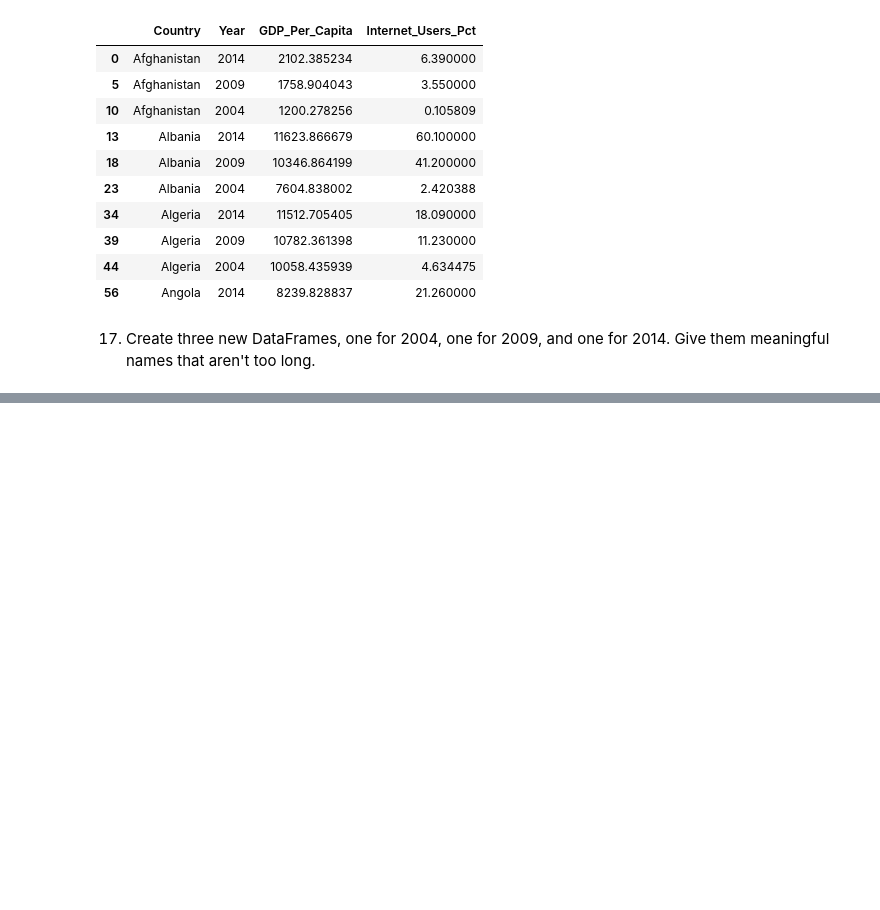
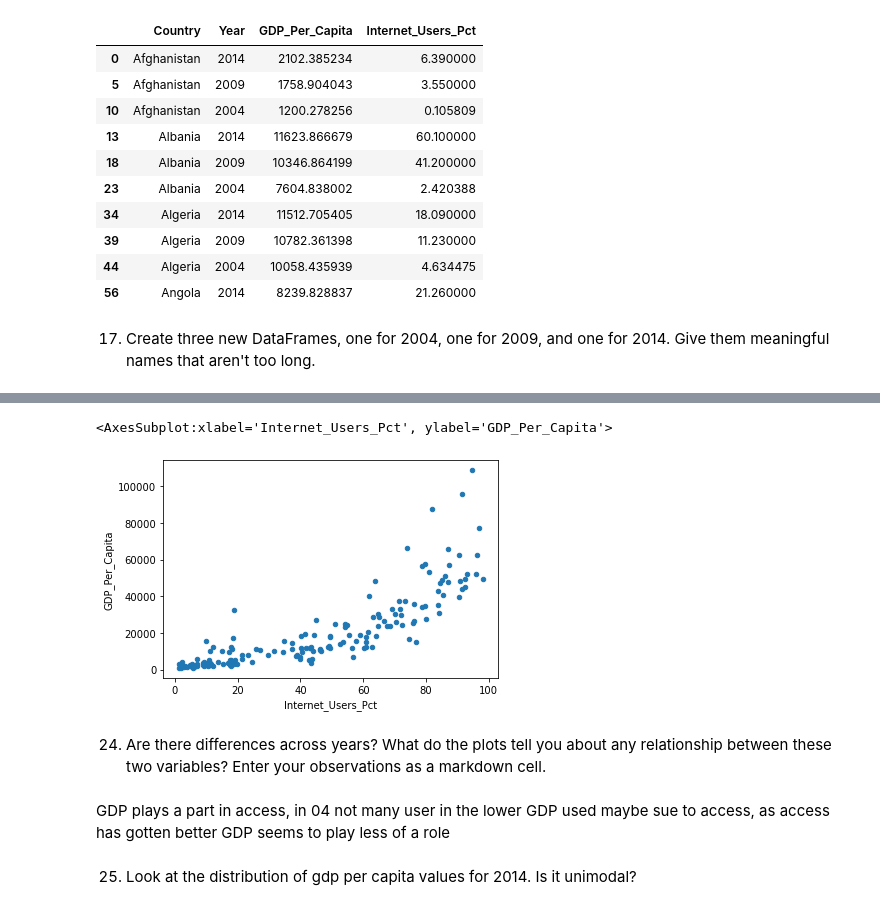
Before and after one commit to NSS-Data-Analytics-Cohort-7/gdp-and-internet-usage-csider0317, a Jupyter notebook: Notebooks/gdpproject.ipynb, the cells around one changed output, grey strips where cells are left out. Saved outputs shown, nothing was run; the diff lists cells and outputs as text; code cells hidden in the pictures; blank space fills up the shorter version.

```diff
--- a/Notebooks/gdpproject.ipynb
+++ b/Notebooks/gdpproject.ipynb
@@ -222,0 +227,2 @@ gdp_and_internet_use.head(10)
+# %%
+gdp_and_internet_2014 = gdp_and_internet_use[gdp_and_internet_use["Year"].isin([2014])]
@@ -222,0 +307,15 @@ gdp_and_internet_use.head(10)
+# %%
+gdp_and_internet_2014.plot(
+   x='Internet_Users_Pct',
+   y='GDP_Per_Capita',
+   kind='scatter'
+)
+# %% [output]
+<AxesSubplot:xlabel='Internet_Users_Pct', ylabel='GDP_Per_Capita'>
+[figure, added]
+# %% [markdown]
+24. Are there differences across years? What do the plots tell you about any relationship between these two variables? Enter your observations as a markdown cell.
+# %% [markdown]
+GDP plays a part in access, in 04 not many user in the lower GDP used maybe sue to access, as access has gotten better GDP seems to play less of a role
+# %% [markdown]
+25. Look at the distribution of gdp per capita values for 2014. Is it unimodal?
```
Also changed, not shown: parts of 19 cells of this notebook.
